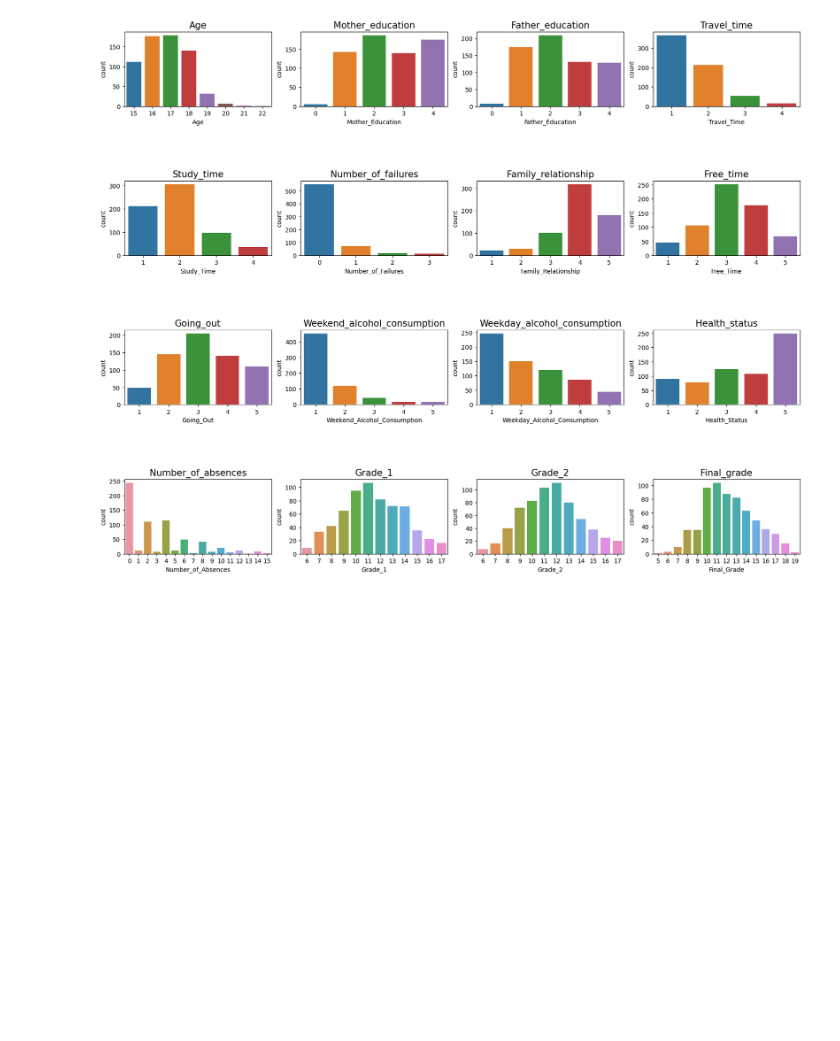
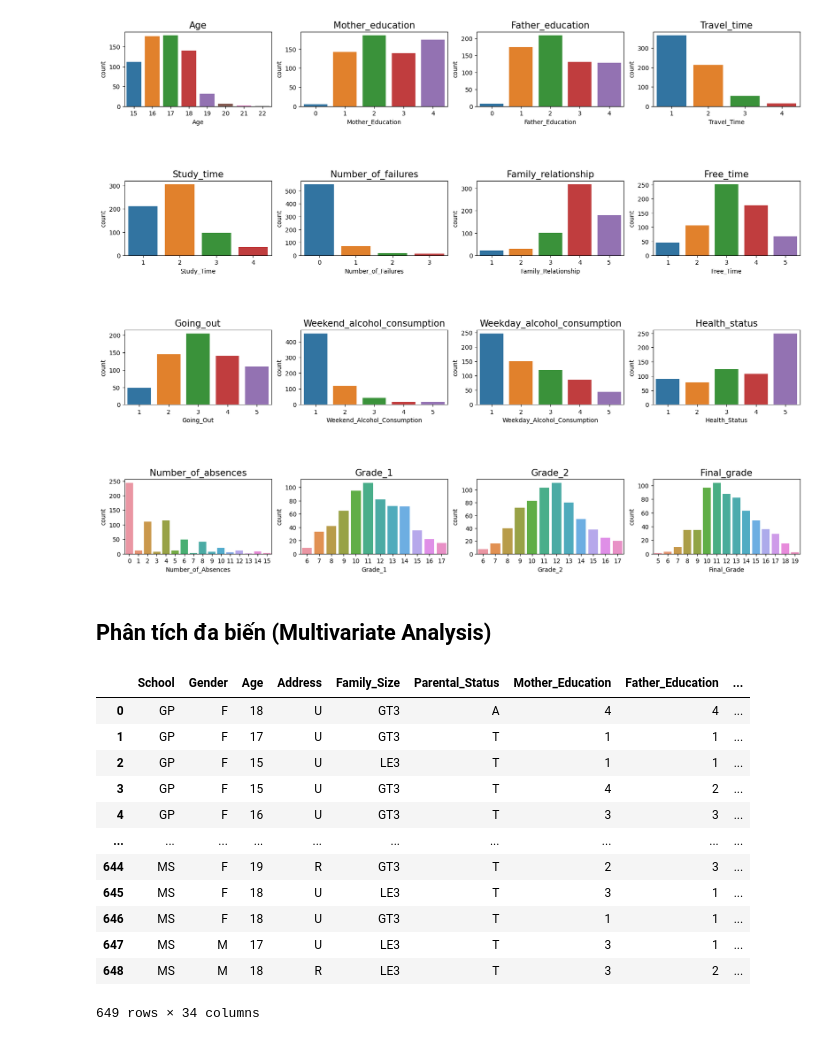
Before and after one commit to ThienNguyen3001/Student-Dropout-Analysis, a Jupyter notebook: Analysis.ipynb, the cells around one changed output. Cells and saved outputs as stored; diff of their text form; code cells hidden in the pictures; blank space fills up the shorter version.

```diff
--- a/Analysis.ipynb
+++ b/Analysis.ipynb
@@ -317,3 +317,21 @@ for i, col in enumerate(cat_cols, 1):
 plt.show()
 # %% [output]
 [figure]
+# %% [markdown]
+## Phân tích đa biến (Multivariate Analysis)
+# %%
+df
+# %% [output]
+|  | School | Gender | Age | Address | Family_Size | Parental_Status | Mother_Education | Father_Education | ... |
+| 0 | GP | F | 18 | U | GT3 | A | 4 | 4 | ... |
+| 1 | GP | F | 17 | U | GT3 | T | 1 | 1 | ... |
+| 2 | GP | F | 15 | U | LE3 | T | 1 | 1 | ... |
+| 3 | GP | F | 15 | U | GT3 | T | 4 | 2 | ... |
+| 4 | GP | F | 16 | U | GT3 | T | 3 | 3 | ... |
+| ... | ... | ... | ... | ... | ... | ... | ... | ... | ... |
+| 644 | MS | F | 19 | R | GT3 | T | 2 | 3 | ... |
+| 645 | MS | F | 18 | U | LE3 | T | 3 | 1 | ... |
+| 646 | MS | F | 18 | U | GT3 | T | 1 | 1 | ... |
+| 647 | MS | M | 17 | U | LE3 | T | 3 | 1 | ... |
+| 648 | MS | M | 18 | R | LE3 | T | 3 | 2 | ... |
+649 rows × 34 columns
```
Also changed, not shown: parts of 4 cells of this notebook.
